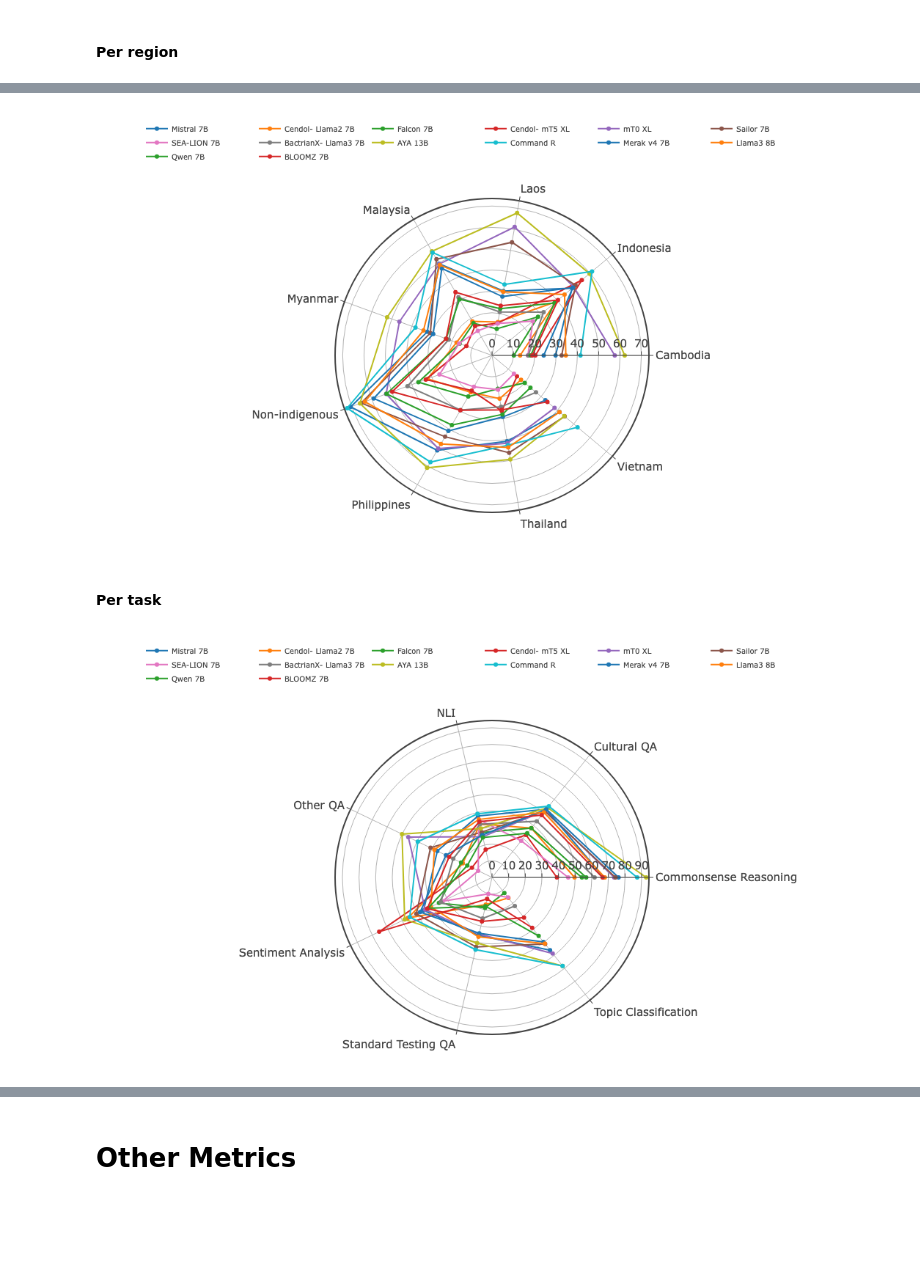
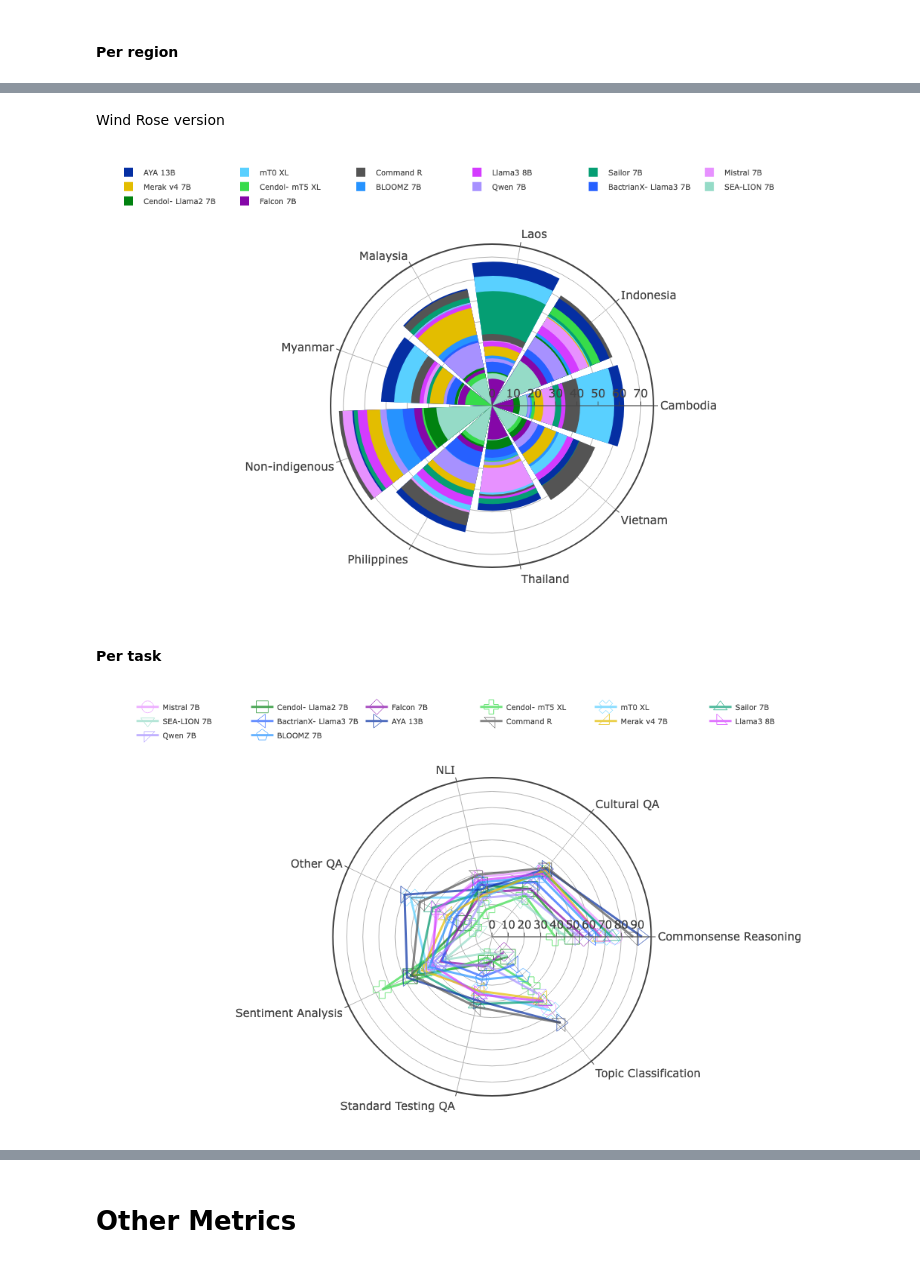
Before and after one commit to SEACrowd/seacrowd-experiments, a Jupyter notebook: notebooks/metrics_plotly.ipynb, the cells around one changed output, grey strips where cells are left out. Saved outputs shown, nothing was run; the diff lists cells and outputs as text; code cells hidden in the pictures; blank space fills up the shorter version.

Commit message:
Add wind rose as alternative and change color scheme

```diff
--- a/notebooks/metrics_plotly.ipynb
+++ b/notebooks/metrics_plotly.ipynb
@@ -217,10 +271,8 @@ sns.set(rc={'figure.figsize':(15,3)})
 sns.set_theme(style="whitegrid", palette=None)
 
 pdf = df.groupby(['dataset', 'model', 'lang'])[['accuracy','macro_f1_score','weighted_f1_score']].mean().reset_index()
-# pdf = pdf.loc[~pdf['model'].str.contains('cendol'),:]
 pdf['model_id'] = pdf['model'].apply(lambda x: model_to_index[x])
 pdf['model_name'] = pdf['model'].apply(lambda x: model_to_display_name[x])
-pdf = pdf[(~pdf['model'].str.contains('chat')) | (~pdf['model'].str.contains('cendol'))]
 pdf = pdf.sort_values('model_id')
 
 color_values = [v for k, v in model_to_color.items() if k in pdf["model"].unique()]
@@ -228,7 +280,7 @@ color_values = [v for k, v in model_to_color.items() if k in pdf["model"].unique
 ax = sns.boxenplot(data=(pdf), x='model_name', y='weighted_f1_score',
                    hue='model', k_depth=3, dodge=False, palette=color_values,
                    saturation=1,
-                   linewidth=0.8,
+                   linewidth=1.5, linecolor="#000000",
 )
 # sns.stripplot(pdf[pdf['lang'] == 'ind'].sort_values('model_id'), x='model', y='weighted_f1_score', hue='model', legend=False, alpha=.8)
 # plt.legend(loc='upper left', bbox_to_anchor=(0, 1.2), ncols=6)
@@ -249,16 +428,34 @@ plt.show()
+# %% [markdown]
+Wind Rose version
 # %%
 import plotly.express as px
 
 fig = go.Figure()
 
-for i, model in enumerate(df["model"].unique()):
-    pdf = df[(df['prompt_lang'] == 'eng') & (df['model'] == model)].groupby(['prompt_lang', 'region'])[['accuracy','macro_f1_score','weighted_f1_score']].mean().reset_index()
-    fig.add_trace(go.Scatterpolar(
-          r=pdf['weighted_f1_score'],
+n_model = len(df['model'].unique())
+
+pdf = df[(df['prompt_lang'] == 'eng')].groupby(['region', 'model'])[['accuracy','macro_f1_score','weighted_f1_score']].mean().reset_index()
+
+for i in range(n_model):
+
+    top_i_lowest_scores = []
+    top_i_models = []
+    for region in pdf['region'].unique():
+        sorted_pdf = pdf[pdf['region'] == region].sort_values('weighted_f1_score', ascending=False).reset_index()
+        # print(pdf)
+        top_i_lowest_scores.append(sorted_pdf['weighted_f1_score'][i])
+        top_i_models.append(sorted_pdf['model'][i])
+
+    fig.add_trace(go.Barpolar(
+          r=top_i_lowest_scores,
           theta=pdf["region"].unique(),
-          fill='none',
-          # line=dict(color=px.colors.sequential.Viridis[i]),
-          name=model_to_display_name[model],
+          base="overlay",
+          # fill='none',
+          # line=dict(color=model_to_individual_color[model], width=2),
+          # marker=dict(size=10, symbol="3"),
+          marker=dict(color=[model_to_individual_color[model] for model in top_i_models]),
+          name=model_to_display_name[top_i_models[0]],
+          opacity=1,
     ))
 
 # fig.update_layout(
@@ -271,35 +468,35 @@ fig.update_layout(
     height=600,
     margin=dict(l=50, r=50, t=50, b=50),
     font_size = 15,
     showlegend = True,
     polar = dict(
       angularaxis = dict(
         linewidth = 2,
         showline=True,
         linecolor='light gray'
       ),
       radialaxis = dict(
         side = "counterclockwise",
         showline = True,
         linewidth = 1,
         gridcolor = "light gray",
         gridwidth = 1,
       ),
     ),
     legend=dict(
         orientation="h",
         yanchor="bottom",
         y=1.1,
         xanchor="right",
         x=0.9,
         font_size=10,
     )
 )
 
-fig.write_image('../figures/nlu/weighted_f1_score_per_region.pdf')
+# fig.write_image('../figures/nlu/weighted_f1_score_per_region.pdf')
 fig.show()
 # %% [output]
-[figure, old version]
+[figure, new version]
 # %% [markdown]
 #### Per task
 # %%
@@ -313,8 +510,10 @@ for i, model in enumerate(df["model"].unique()):
           r=pdf['weighted_f1_score'],
           theta=pdf["task"].unique(),
           fill='none',
-          # line=dict(color=px.colors.sequential.Viridis[i]),
+          line=dict(color=model_to_individual_color[model], width=3),
+          marker=dict(size=20, symbol=i+100),
           name=model_to_display_name[model],
+          opacity=0.7,
     ))
 
 # fig.update_layout(
@@ -355,4 +554,4 @@ fig.update_layout(
 fig.write_image('../figures/nlu/weighted_f1_score_per_task.pdf')
 fig.show()
 # %% [output]
-[figure, old version]
+[figure, new version]
```
Also changed, not shown: parts of 7 cells of this notebook, 4 other files.
